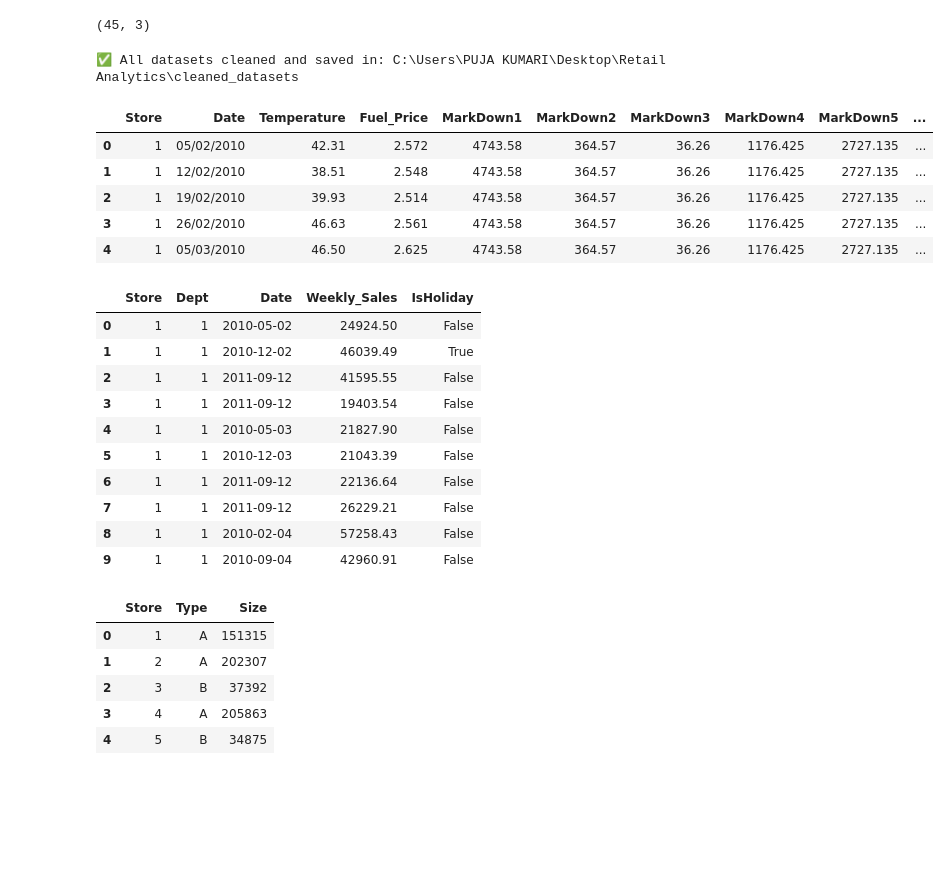
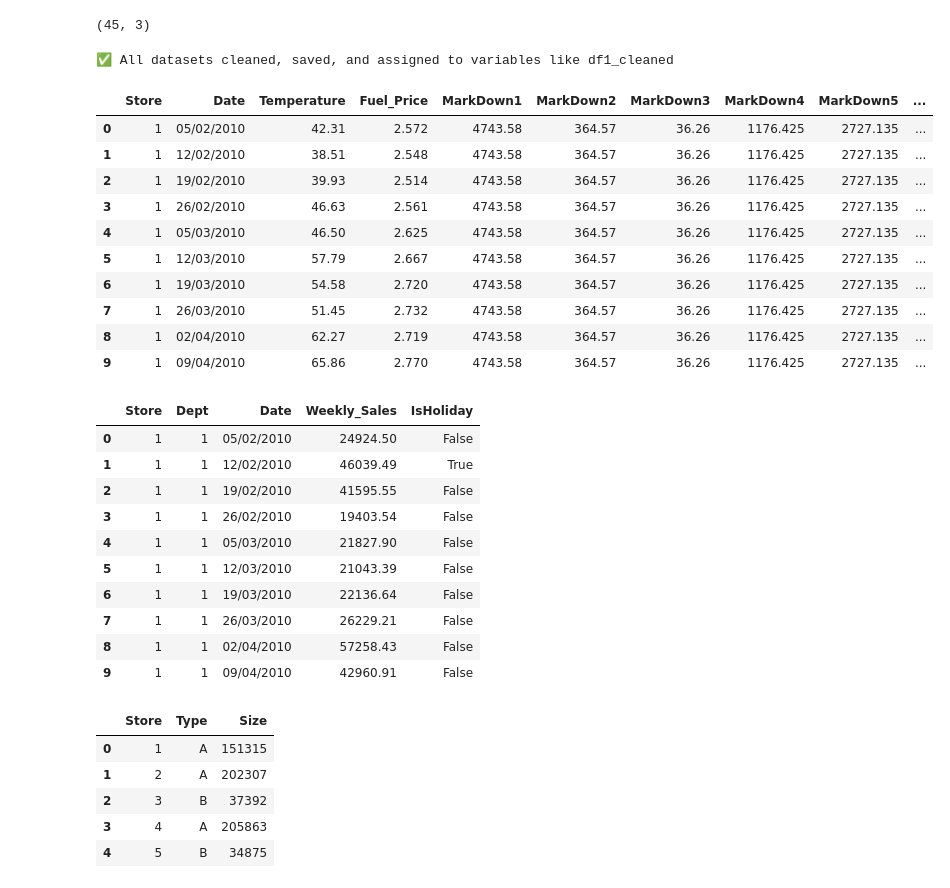
Before and after one commit to Pujakumari1202/Retail-Analytics, a Jupyter notebook: Sample_ML_Submission_Template (1).ipynb, the cells around one changed output. Drawn from its saved outputs; the diff is of its cells as text; code cells hidden in the pictures; blank space fills up the shorter version.

```diff
--- a/Sample_ML_Submission_Template (1).ipynb
+++ b/Sample_ML_Submission_Template (1).ipynb
@@ -158,7 +158,6 @@ import pandas as pd
 
 # Folder to save cleaned datasets
 output_folder = r"C:\Users\PUJA KUMARI\Desktop\Retail Analytics\cleaned_datasets"
-os.makedirs(output_folder, exist_ok=True)
 
 def clean_dataset(df):
     # Drop rows that contain "#######" in any column
@@ -187,39 +186,54 @@ def clean_dataset(df):
 
     return df
 
-# Example: list of datasets
+# List of datasets
 datasets = [("df1", df1), ("df2", df2), ("df3", df3)]
 
+# Create folder if it doesn't exist
+os.makedirs(output_folder, exist_ok=True)
+
+# Clean, save, and assign cleaned datasets to variables
 for name, df in datasets:
-    cleaned = clean_dataset(df)
-    cleaned.to_csv(os.path.join(output_folder, f"{name}_cleaned.csv"), index=False)
+    cleaned_df = clean_dataset(df)
+    cleaned_df.to_csv(os.path.join(output_folder, f"{name}_cleaned.csv"), index=False)
+    globals()[f"{name}_cleaned"] = cleaned_df  # Assign variable dynamically
 
-print("✅ All datasets cleaned and saved in:", output_folder)
+print("✅ All datasets cleaned, saved, and assigned to variables like df1_cleaned")
 # %% [output]
-✅ All datasets cleaned and saved in: C:\Users\PUJA KUMARI\Desktop\Retail Analytics\cleaned_datasets
+✅ All datasets cleaned, saved, and assigned to variables like df1_cleaned
+# %%
+# Load all cleaned datasets
+df1_cleaned = pd.read_csv(os.path.join(output_folder, "df1_cleaned.csv"))
+df2_cleaned = pd.read_csv(os.path.join(output_folder, "df2_cleaned.csv"))
+df3_cleaned = pd.read_csv(os.path.join(output_folder, "df3_cleaned.csv"))
 # %%
-df1_cleaned.head()
+df1_cleaned.head(10)
 # %% [output]
 |  | Store | Date | Temperature | Fuel_Price | MarkDown1 | MarkDown2 | MarkDown3 | MarkDown4 | MarkDown5 | ... |
 | 0 | 1 | 05/02/2010 | 42.31 | 2.572 | 4743.58 | 364.57 | 36.26 | 1176.425 | 2727.135 | ... |
 | 1 | 1 | 12/02/2010 | 38.51 | 2.548 | 4743.58 | 364.57 | 36.26 | 1176.425 | 2727.135 | ... |
 | 2 | 1 | 19/02/2010 | 39.93 | 2.514 | 4743.58 | 364.57 | 36.26 | 1176.425 | 2727.135 | ... |
 | 3 | 1 | 26/02/2010 | 46.63 | 2.561 | 4743.58 | 364.57 | 36.26 | 1176.425 | 2727.135 | ... |
 | 4 | 1 | 05/03/2010 | 46.50 | 2.625 | 4743.58 | 364.57 | 36.26 | 1176.425 | 2727.135 | ... |
+| 5 | 1 | 12/03/2010 | 57.79 | 2.667 | 4743.58 | 364.57 | 36.26 | 1176.425 | 2727.135 | ... |
+| 6 | 1 | 19/03/2010 | 54.58 | 2.720 | 4743.58 | 364.57 | 36.26 | 1176.425 | 2727.135 | ... |
+| 7 | 1 | 26/03/2010 | 51.45 | 2.732 | 4743.58 | 364.57 | 36.26 | 1176.425 | 2727.135 | ... |
+| 8 | 1 | 02/04/2010 | 62.27 | 2.719 | 4743.58 | 364.57 | 36.26 | 1176.425 | 2727.135 | ... |
+| 9 | 1 | 09/04/2010 | 65.86 | 2.770 | 4743.58 | 364.57 | 36.26 | 1176.425 | 2727.135 | ... |
 # %%
-df2.head(10)
+df2_cleaned.head(10)
 # %% [output]
 |  | Store | Dept | Date | Weekly_Sales | IsHoliday |
-| 0 | 1 | 1 | 2010-05-02 | 24924.50 | False |
-| 1 | 1 | 1 | 2010-12-02 | 46039.49 | True |
-| 2 | 1 | 1 | 2011-09-12 | 41595.55 | False |
-| 3 | 1 | 1 | 2011-09-12 | 19403.54 | False |
-| 4 | 1 | 1 | 2010-05-03 | 21827.90 | False |
-| 5 | 1 | 1 | 2010-12-03 | 21043.39 | False |
-| 6 | 1 | 1 | 2011-09-12 | 22136.64 | False |
-| 7 | 1 | 1 | 2011-09-12 | 26229.21 | False |
-| 8 | 1 | 1 | 2010-02-04 | 57258.43 | False |
-| 9 | 1 | 1 | 2010-09-04 | 42960.91 | False |
+| 0 | 1 | 1 | 05/02/2010 | 24924.50 | False |
+| 1 | 1 | 1 | 12/02/2010 | 46039.49 | True |
+| 2 | 1 | 1 | 19/02/2010 | 41595.55 | False |
+| 3 | 1 | 1 | 26/02/2010 | 19403.54 | False |
+| 4 | 1 | 1 | 05/03/2010 | 21827.90 | False |
+| 5 | 1 | 1 | 12/03/2010 | 21043.39 | False |
+| 6 | 1 | 1 | 19/03/2010 | 22136.64 | False |
+| 7 | 1 | 1 | 26/03/2010 | 26229.21 | False |
+| 8 | 1 | 1 | 02/04/2010 | 57258.43 | False |
+| 9 | 1 | 1 | 09/04/2010 | 42960.91 | False |
 # %%
 df3_cleaned.head()
 # %% [output]
```
Also changed, not shown: parts of 100 cells of this notebook, 2 other files.
